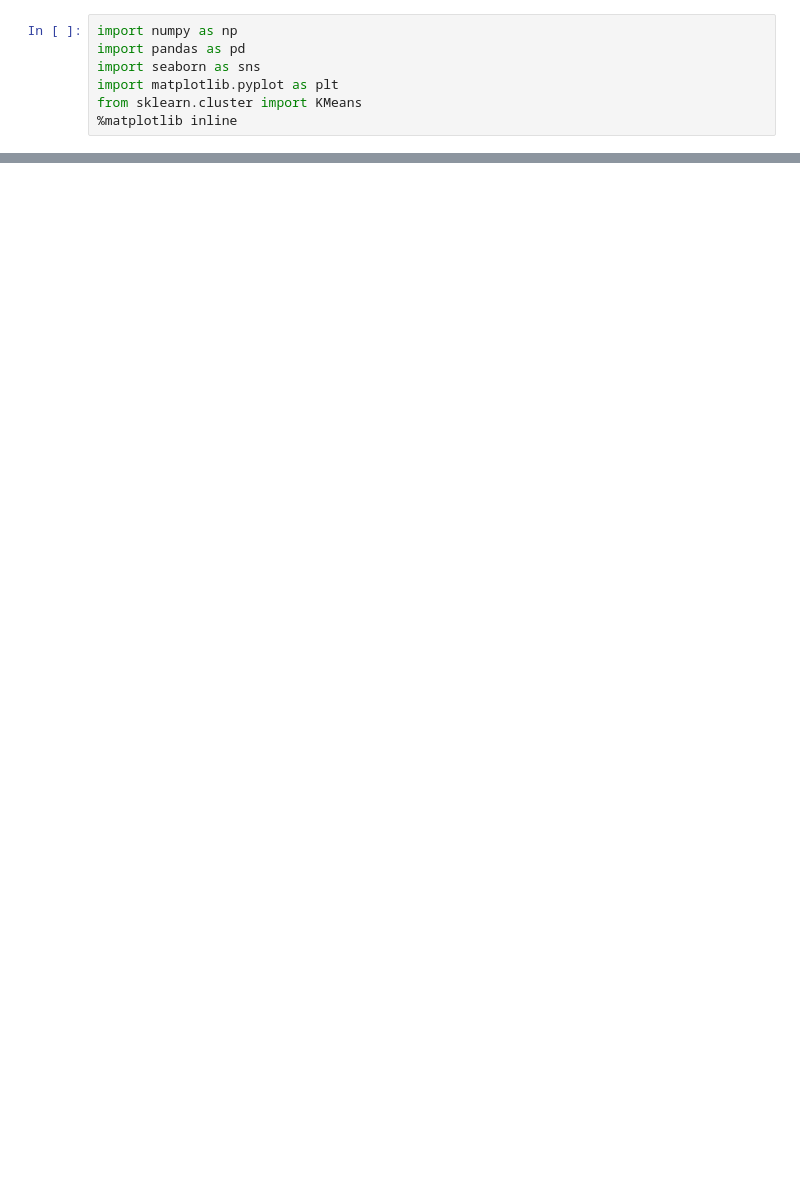
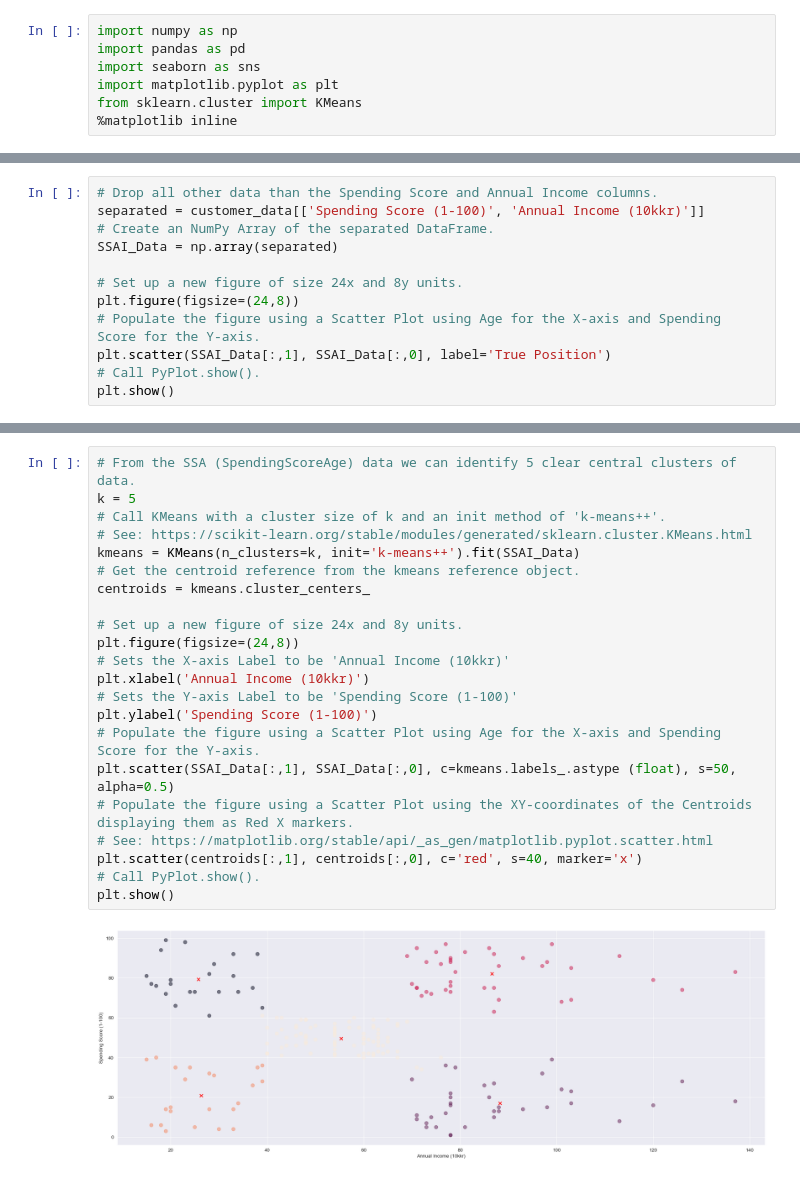
Before and after one commit to Academic-Inquisition/AI-Projekt, a Jupyter notebook: Labb 1/Labb_1_K_Mean.ipynb, the cells around one changed output, grey strips where cells are left out. Saved outputs shown, nothing was run; the diff lists cells and outputs as text; blank space fills up the shorter version.

```diff
--- a/Labb 1/Labb_1_K_Mean.ipynb
+++ b/Labb 1/Labb_1_K_Mean.ipynb
@@ -67,0 +62,12 @@ plt.show()
+# %%
+# Drop all other data than the Spending Score and Annual Income columns.
+separated = customer_data[['Spending Score (1-100)', 'Annual Income (10kkr)']]
+# Create an NumPy Array of the separated DataFrame.
+SSAI_Data = np.array(separated)
+
+# Set up a new figure of size 24x and 8y units.
+plt.figure(figsize=(24,8))
+# Populate the figure using a Scatter Plot using Age for the X-axis and Spending Score for the Y-axis.
+plt.scatter(SSAI_Data[:,1], SSAI_Data[:,0], label='True Position')
+# Call PyPlot.show().
+plt.show()
@@ -67,0 +144,24 @@ plt.show()
+# %%
+# From the SSA (SpendingScoreAge) data we can identify 5 clear central clusters of data.
+k = 5
+# Call KMeans with a cluster size of k and an init method of 'k-means++'.
+# See: https://scikit-learn.org/stable/modules/generated/sklearn.cluster.KMeans.html
+kmeans = KMeans(n_clusters=k, init='k-means++').fit(SSAI_Data)
+# Get the centroid reference from the kmeans reference object.
+centroids = kmeans.cluster_centers_
+
+# Set up a new figure of size 24x and 8y units.
+plt.figure(figsize=(24,8))
+# Sets the X-axis Label to be 'Annual Income (10kkr)'
+plt.xlabel('Annual Income (10kkr)')
+# Sets the Y-axis Label to be 'Spending Score (1-100)'
+plt.ylabel('Spending Score (1-100)')
+# Populate the figure using a Scatter Plot using Age for the X-axis and Spending Score for the Y-axis.
+plt.scatter(SSAI_Data[:,1], SSAI_Data[:,0], c=kmeans.labels_.astype (float), s=50, alpha=0.5)
+# Populate the figure using a Scatter Plot using the XY-coordinates of the Centroids displaying them as Red X markers.
+# See: https://matplotlib.org/stable/api/_as_gen/matplotlib.pyplot.scatter.html
+plt.scatter(centroids[:,1], centroids[:,0], c='red', s=40, marker='x')
+# Call PyPlot.show().
+plt.show()
+# %% [output]
+[figure, added]
```
Also changed, not shown: parts of 15 cells of this notebook, 1 other file.
